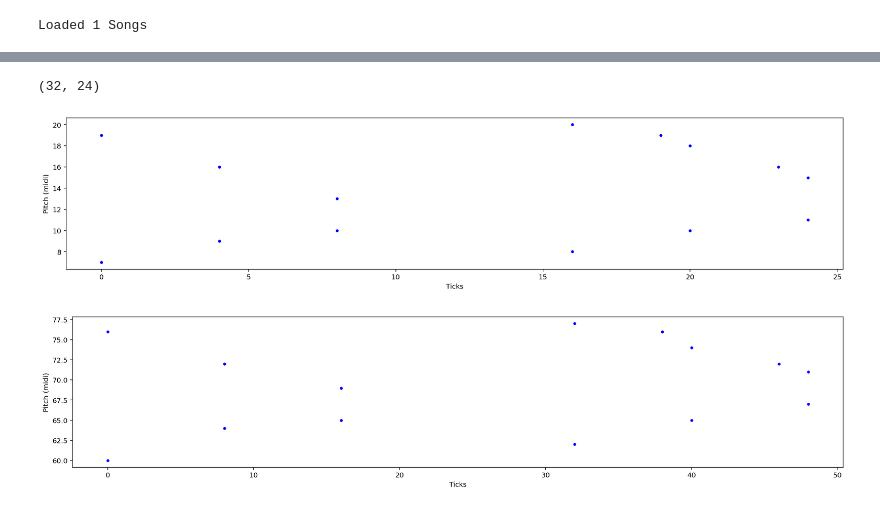
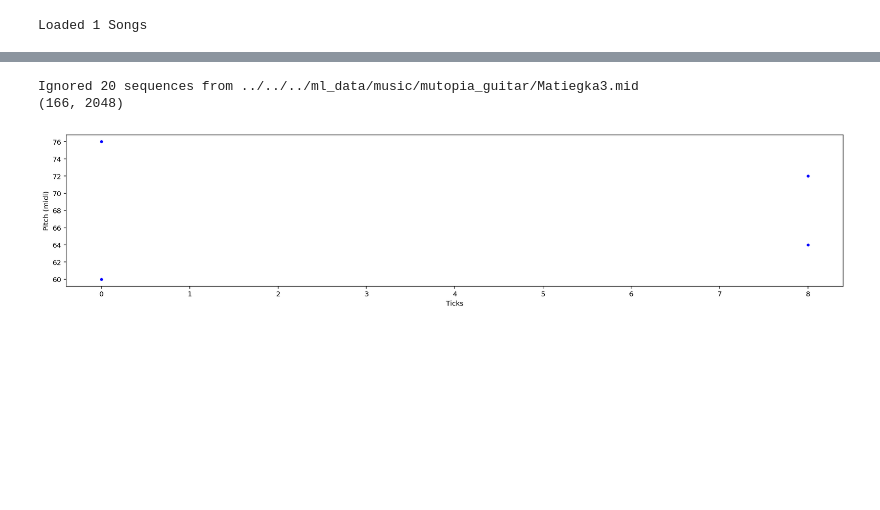
Before and after one commit to pigatron-industries/xen_machinelearning, a Jupyter notebook: python/data_visualise.ipynb, the cells around one changed output, grey strips where cells are left out. Saved outputs shown, nothing was run; the diff lists cells and outputs as text; code cells hidden in the pictures; blank space fills up the shorter version.

Commit message:
implement Codec model for data conversion

```diff
--- a/python/data_visualise.ipynb
+++ b/python/data_visualise.ipynb
@@ -5,14 +5,15 @@ import os
 from music21 import converter, pitch, interval, instrument, note, stream, meter
 from matplotlib import pyplot as plt
 
-from xen.data import SequenceDataSet
-from xen.visualise import plotPart, plotMeasures, plotSequence
+from xen.data.songdata import SongDataSet
+from xen.data.codecs import SparseNoteSequenceCodec, FlatNoteSequenceCodec
+from xen.visualise import plotPart, plotMeasures, plotSparseNoteSequence
 
 data_dir = "../../../ml_data/music/mutopia_guitar/"
 # data_file = "CarcassiMethodPreludes.mid"
 data_file = "Matiegka3.mid"
 
-dataset = SequenceDataSet()
+dataset = SongDataSet()
 dataset.loadMidiFiles([data_dir + data_file])
 
 print(f'Loaded {len(dataset.songs)} Songs')
@@ -47,14 +43,17 @@ Ignored 6 sequences from ../../../ml_data/music/mutopia_guitar/Matiegka3.mid
-# %%
-compressor = dataset.makeCompressor()
-
-compressed = compressor.compress(sequences[0])
-
-print(compressed.shape)
-plotSequence(compressed)
-
-decompressed = compressor.decompress(compressed);
-plotSequence(decompressed)
-# %% [output]
-(32, 24)
-[figure, removed]
-[figure, removed]
+# %%
+import numpy as np
+
+measuresPerSequence = 1
+ticksPerQuarter = 4 # 4 = 16th notes, 12 = 16th notes + triplets
+
+codec = FlatNoteSequenceCodec(ticksPerQuarter, measuresPerSequence, '4/4')
+codec.initEncode(dataset)
+
+print(dataset.sequences.shape)
+
+unflattened = codec.decode(np.array([dataset.sequences[0]]))
+plotSparseNoteSequence(unflattened[0])
+# %% [output]
+Ignored 20 sequences from ../../../ml_data/music/mutopia_guitar/Matiegka3.mid
+(166, 2048)
+[figure, added]
```
Also changed, not shown: parts of 3 cells of this notebook, 7 other files.
